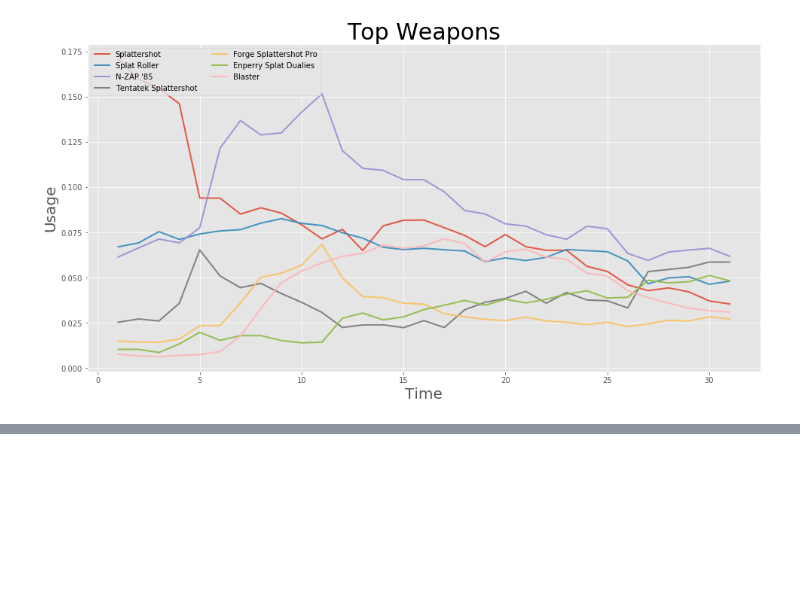
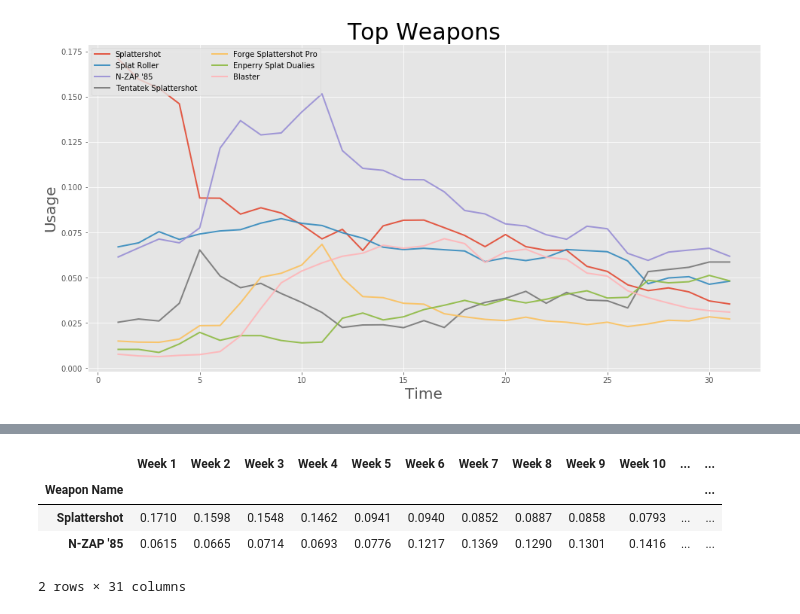
Before and after one commit to Rokushou/Splatoon2_Meta_EDA, a Jupyter notebook: EDA.ipynb, the cells around one changed output, grey strips where cells are left out. Cells and saved outputs as stored; diff of their text form; code cells hidden in the pictures; blank space fills up the shorter version.

```diff
--- a/EDA.ipynb
+++ b/EDA.ipynb
@@ -139,0 +121,9 @@ spaghetti(usage_df.loc[top,:], 'Top Weapons')
+# %%
+shooter = usage_df.reindex(['Splattershot',"N-ZAP '85"])
+shooter
+# %% [output]
+|  | Week 1 | Week 2 | Week 3 | Week 4 | Week 5 | Week 6 | Week 7 | Week 8 | Week 9 | Week 10 | ... | ... |
+| Weapon Name |  |  |  |  |  |  |  |  |  |  |  | ... |
+| Splattershot | 0.1710 | 0.1598 | 0.1548 | 0.1462 | 0.0941 | 0.0940 | 0.0852 | 0.0887 | 0.0858 | 0.0793 | ... | ... |
+| N-ZAP '85 | 0.0615 | 0.0665 | 0.0714 | 0.0693 | 0.0776 | 0.1217 | 0.1369 | 0.1290 | 0.1301 | 0.1416 | ... | ... |
+2 rows × 31 columns
```
Also changed, not shown: parts of 18 cells of this notebook.
